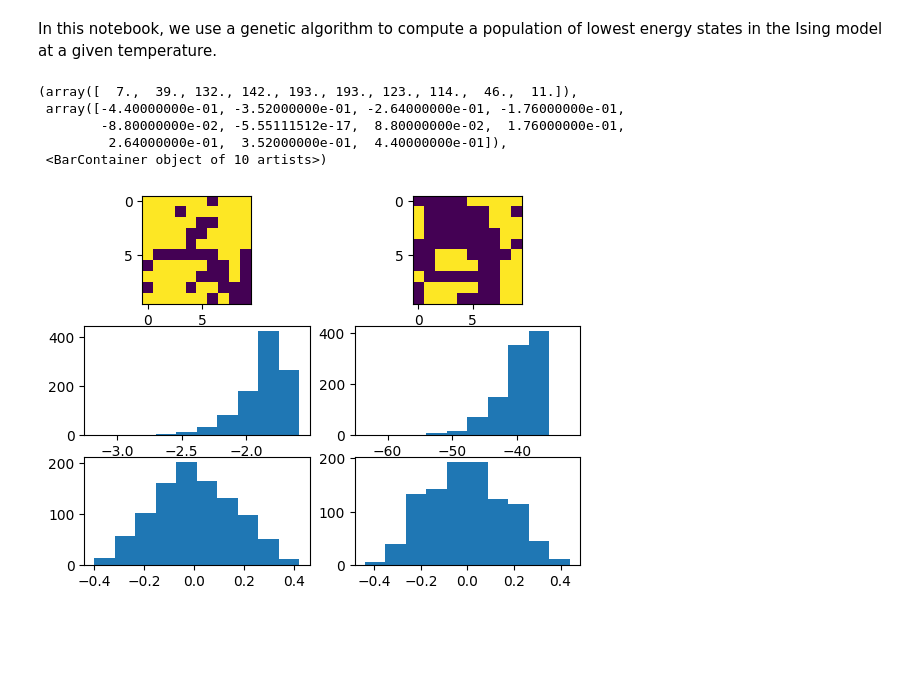
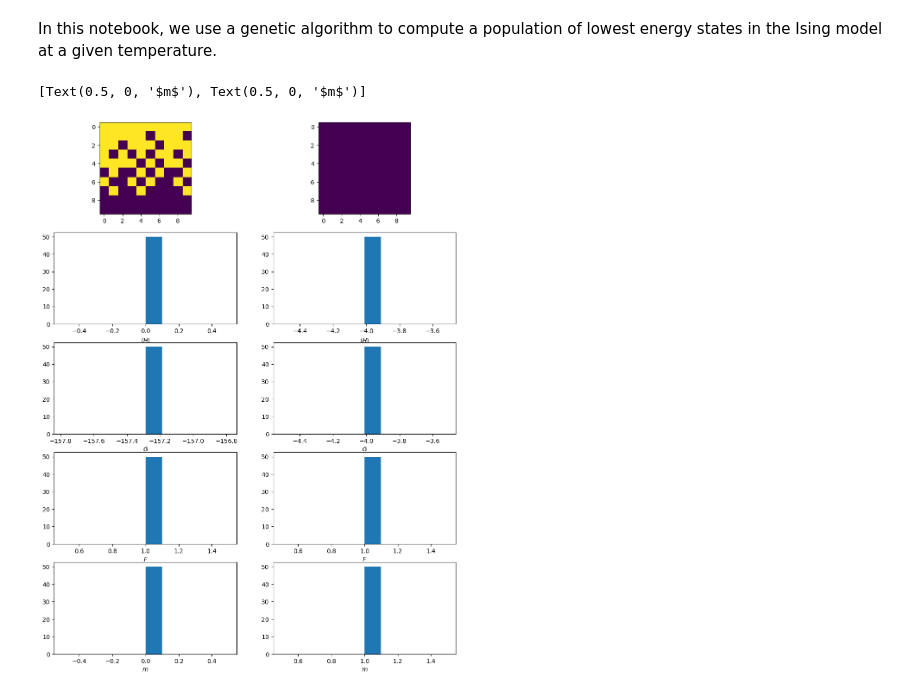
Before and after one commit to NicolasChagnet/ising-model-numerics, a Jupyter notebook: ising_genetic_algorithm.ipynb, the cells around one changed output. Drawn from its saved outputs; the diff is of its cells as text; code cells hidden in the pictures; blank space fills up the shorter version.

Commit message:
Improved genetic algorithm

```diff
--- a/ising_genetic_algorithm.ipynb
+++ b/ising_genetic_algorithm.ipynb
@@ -9,0 +13,3 @@ This is a work in progress and is not in a functioning state for now.
+# %%
+# Critical value
+betac = np.log(1.0 + np.sqrt(2)) / 2.0
@@ -11,24 +26,26 @@ This is a work in progress and is not in a functioning state for now.
 # Phase transition analysis
 # %% [markdown]
 In this notebook, we use a genetic algorithm to compute a population of lowest energy states in the Ising model at a given temperature.
-# %%
-# Critical value
-betac = 0.441
 # %%
-output_hot = genetic_algorithm(10, 0.1 * betac, 0.0, n_cycles=1_000, mutation_rate=0.5)
-output_cold = genetic_algorithm(10, 2.0 * betac, 0.0, n_cycles=2_000, mutation_rate=0.5)
+output_hot = genetic_algorithm(10, 0.01 * betac, 0.01, n_states=50, n_children=5, n_cycles=4_000, mutation_rate=0.01)
+output_cold = genetic_algorithm(10, 20.0 * betac, 0.01, n_states=50, n_children=5, n_cycles=4_000, mutation_rate=0.01)
 # %%
-fig, axs = plt.subplots(nrows=3, ncols=2)
+fig, axs = plt.subplots(nrows=5, ncols=2, figsize=(12, 16))
 axs[0, 0].imshow(output_hot["population"][0])
 axs[0, 1].imshow(output_cold["population"][0])
-axs[1, 0].hist(output_hot["benergies"])
-axs[1, 1].hist(output_cold["benergies"])
-axs[2, 0].hist(output_hot["magnetizations"])
-axs[2, 1].hist(output_cold["magnetizations"])
+axs[1, 0].hist(output_hot["energies"])
+axs[1, 1].hist(output_cold["energies"])
+axs[2, 0].hist(output_hot["gibbs_energies"])
+axs[2, 1].hist(output_cold["gibbs_energies"])
+axs[3, 0].hist(output_hot["fitness"])
+axs[3, 1].hist(output_cold["fitness"])
+axs[4, 0].hist(output_hot["magnetizations"])
+axs[4, 1].hist(output_cold["magnetizations"])
+
+[ax.set_xlabel(r"$\langle H \rangle$") for ax in axs[1]]
+[ax.set_xlabel(r"$G$") for ax in axs[2]]
+[ax.set_xlabel(r"$F$") for ax in axs[3]]
+[ax.set_xlabel(r"$m$") for ax in axs[4]]
 # %% [output]
-(array([  7.,  39., 132., 142., 193., 193., 123., 114.,  46.,  11.]),
- array([-4.40000000e-01, -3.52000000e-01, -2.64000000e-01, -1.76000000e-01,
-        -8.80000000e-02, -5.55111512e-17,  8.80000000e-02,  1.76000000e-01,
-         2.64000000e-01,  3.52000000e-01,  4.40000000e-01]),
- <BarContainer object of 10 artists>)
+[Text(0.5, 0, '$m$'), Text(0.5, 0, '$m$')]
-[figure, old version]
+[figure, new version]
```
Also changed, not shown: parts of 13 cells of this notebook, 2 other files.
